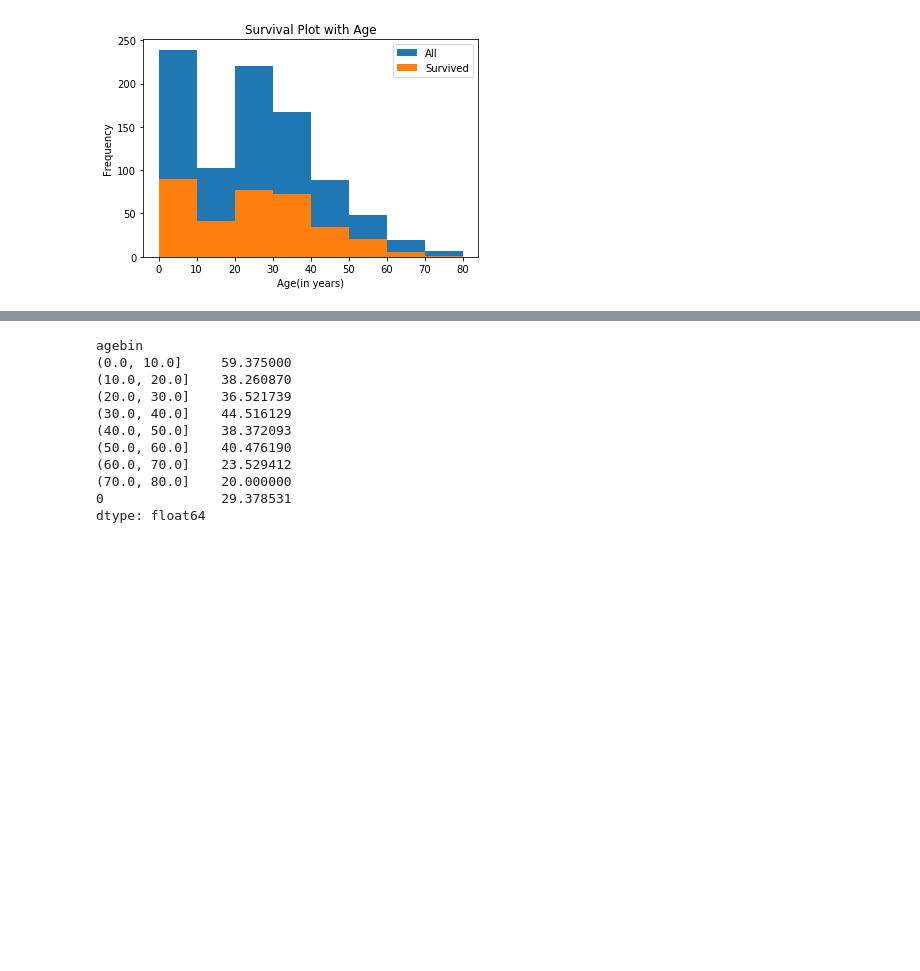
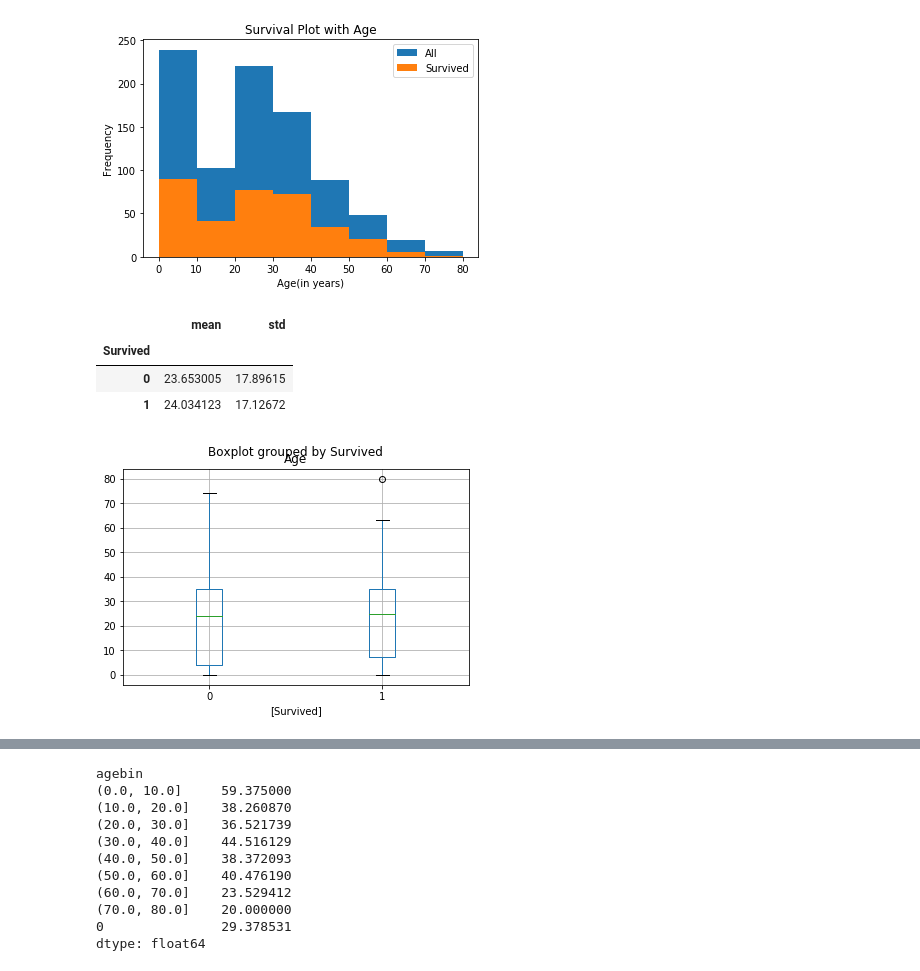
Before and after one commit to ravitejalvr/DAND-P1, a Jupyter notebook: DAND Project-1.ipynb, the cells around one changed output, grey strips where cells are left out. Drawn from its saved outputs; the diff is of its cells as text; code cells hidden in the pictures; blank space fills up the shorter version.

```diff
--- a/DAND Project-1.ipynb
+++ b/DAND Project-1.ipynb
@@ -153,3 +146,12 @@ plt.title('Survival Plot with Age')
 # %% [output]
 <matplotlib.text.Text at 0x...>
 [figure]
+# %%
+data.boxplot(column=['Age'],by=['Survived'])
+pd.DataFrame(data.groupby('Survived')['Age'].describe().loc[:,['mean','std']])
+# %% [output]
+|  | mean | std |
+| Survived |  |  |
+| 0 | 23.653005 | 17.89615 |
+| 1 | 24.034123 | 17.12672 |
+[figure, added]
```
Also changed, not shown: parts of 9 cells of this notebook, 1 other file.
